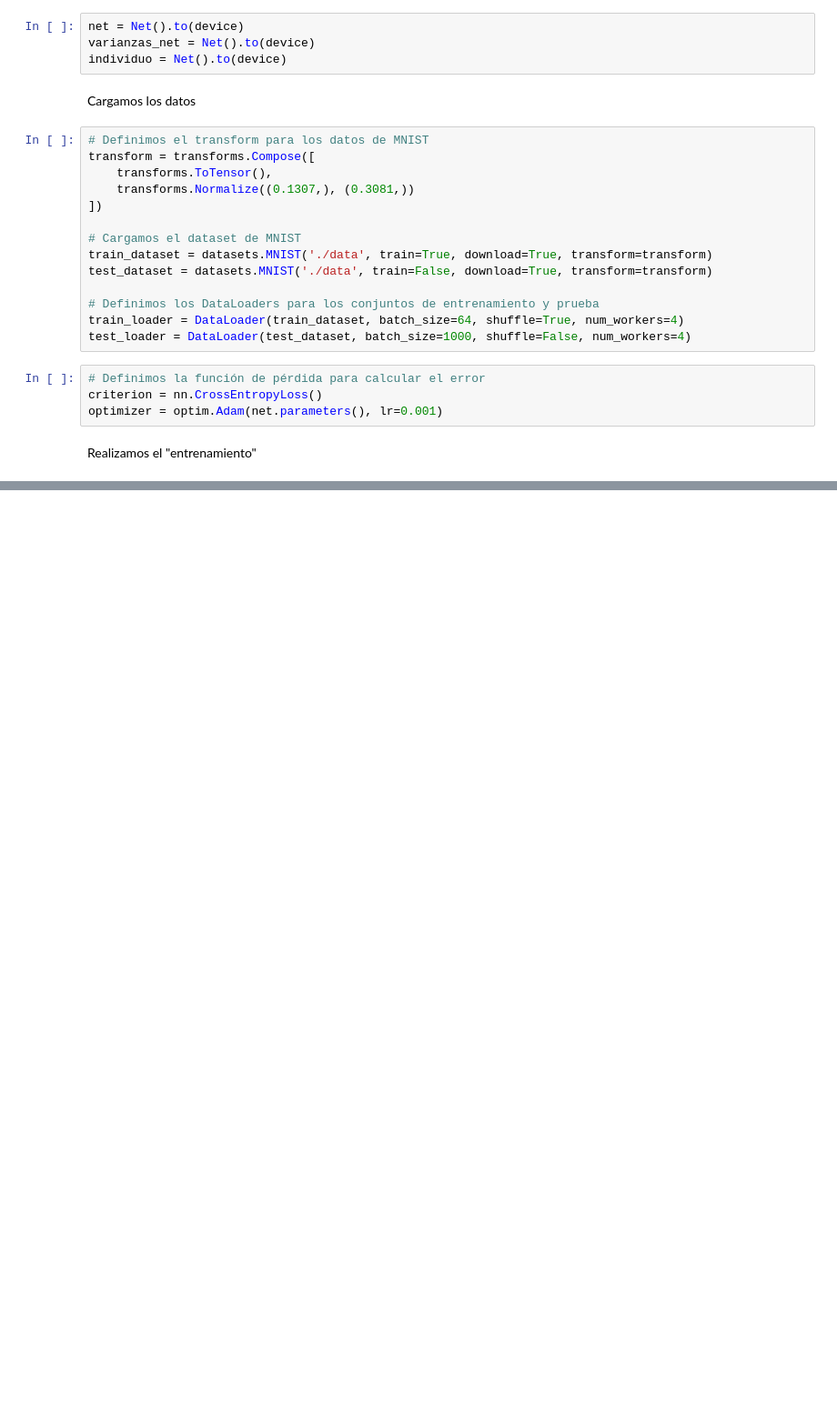
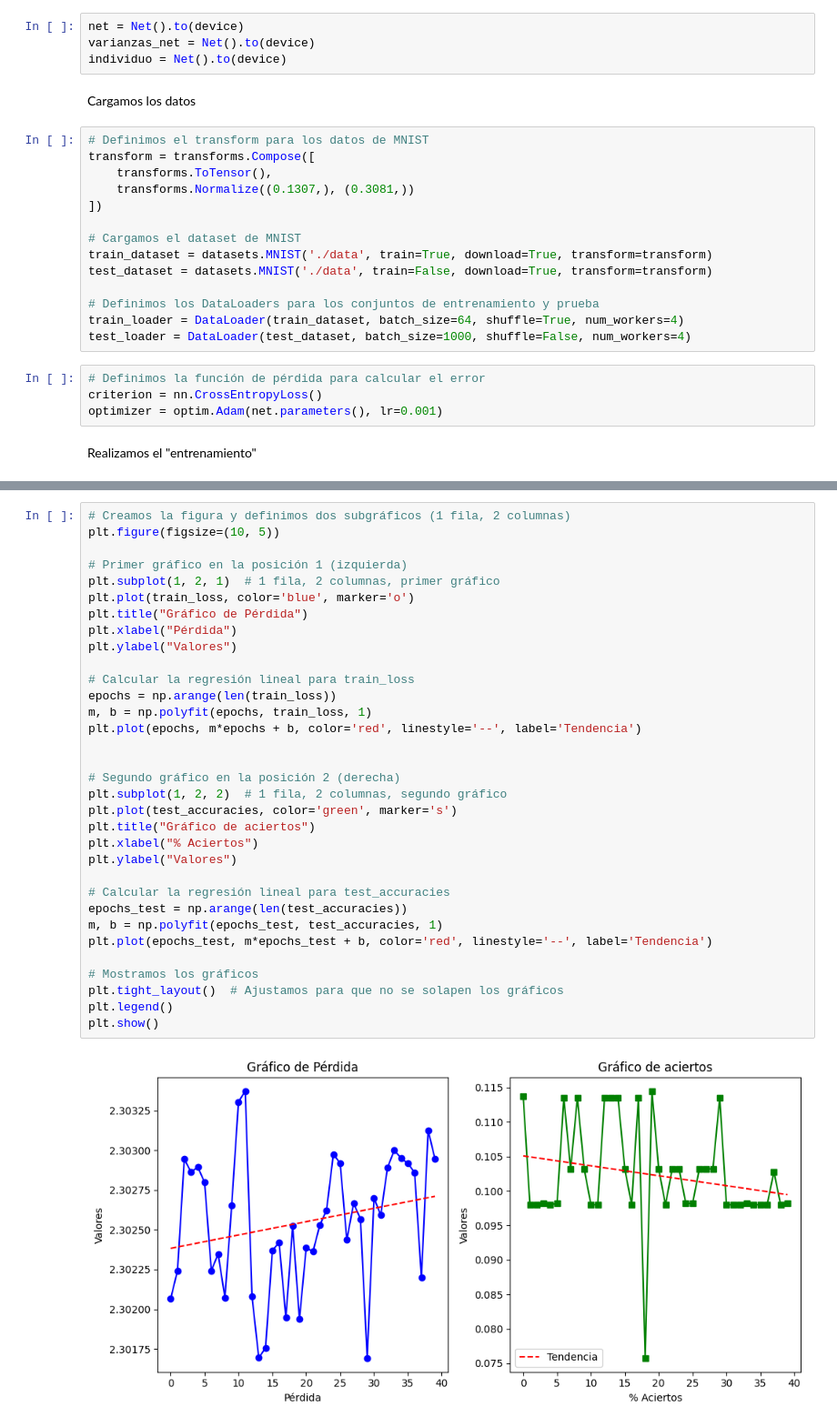
Before and after one commit to cabamarcos/SuperMask, a Jupyter notebook: Second_approach/individuos_train.ipynb, the cells around one changed output, grey strips where cells are left out. Shown at 91% size. Cells and saved outputs as stored; diff of their text form; blank space fills up the shorter version.

```diff
--- a/Second_approach/individuos_train.ipynb
+++ b/Second_approach/individuos_train.ipynb
@@ -140,0 +242,35 @@ print(test_accuracies)
+# %%
+# Creamos la figura y definimos dos subgráficos (1 fila, 2 columnas)
+plt.figure(figsize=(10, 5))
+
+# Primer gráfico en la posición 1 (izquierda)
+plt.subplot(1, 2, 1)  # 1 fila, 2 columnas, primer gráfico
+plt.plot(train_loss, color='blue', marker='o')
+plt.title("Gráfico de Pérdida")
+plt.xlabel("Pérdida")
+plt.ylabel("Valores")
+
+# Calcular la regresión lineal para train_loss
+epochs = np.arange(len(train_loss))
+m, b = np.polyfit(epochs, train_loss, 1)
+plt.plot(epochs, m*epochs + b, color='red', linestyle='--', label='Tendencia')
+
+
+# Segundo gráfico en la posición 2 (derecha)
+plt.subplot(1, 2, 2)  # 1 fila, 2 columnas, segundo gráfico
+plt.plot(test_accuracies, color='green', marker='s')
+plt.title("Gráfico de aciertos")
+plt.xlabel("% Aciertos")
+plt.ylabel("Valores")
+
+# Calcular la regresión lineal para test_accuracies
+epochs_test = np.arange(len(test_accuracies))
+m, b = np.polyfit(epochs_test, test_accuracies, 1)
+plt.plot(epochs_test, m*epochs_test + b, color='red', linestyle='--', label='Tendencia')
+
+# Mostramos los gráficos
+plt.tight_layout()  # Ajustamos para que no se solapen los gráficos
+plt.legend()
+plt.show()
+# %% [output]
+[figure, added]
```
Also changed, not shown: parts of 3 cells of this notebook, 5 other files.
